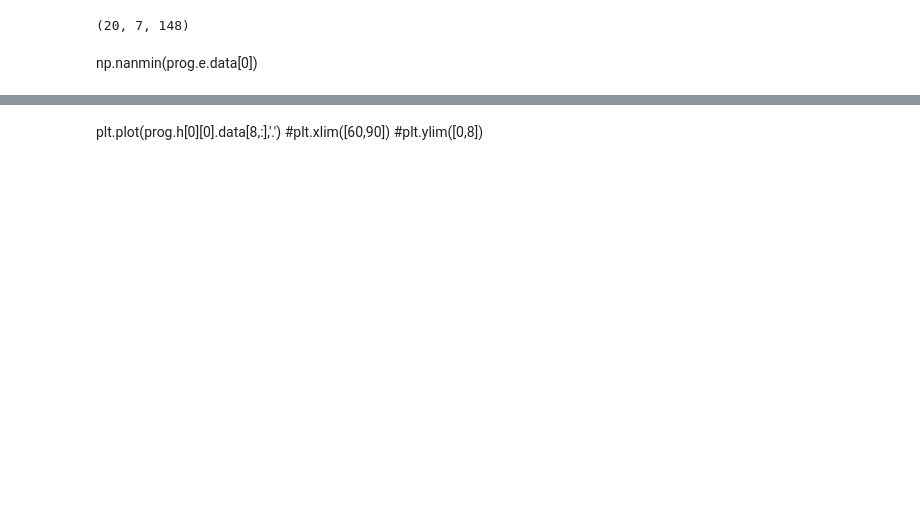
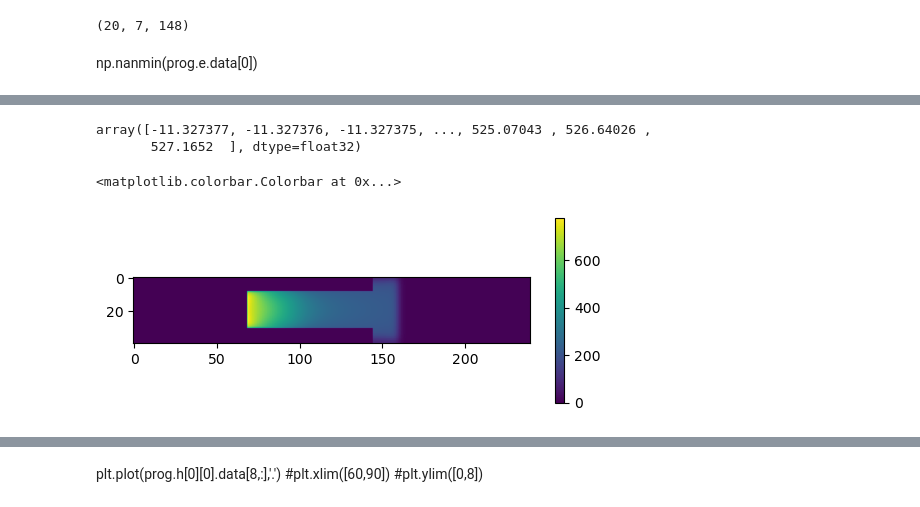
Before and after one commit to yungcm/MOM6-examples, a Jupyter notebook: ocean_only/seamount/isomip_masked/isomip_masked.ipynb, the cells around one changed output, grey strips where cells are left out. Drawn from its saved outputs; the diff is of its cells as text; code cells hidden in the pictures; blank space fills up the shorter version.

```diff
--- a/ocean_only/seamount/isomip_masked/isomip_masked.ipynb
+++ b/ocean_only/seamount/isomip_masked/isomip_masked.ipynb
@@ -447,13 +467,22 @@ ice
 np.unique(np.concatenate((np.unique(ice.mass_flux[-1].data),
                           np.unique(ice.melt_rate[-1].data),
                          #np.unique(ice.thermal_driving[-1].data),
-                         np.unique(ice.haline_driving[-1].data),
+                         #np.unique(ice.haline_driving[-1].data),
                          #np.unique(ice.sbdry[-1].data),
                          #np.unique(ice.u_ml[-1].data),
                          #np.unique(ice.v_ml[-1].data),
-                         np.unique(ice.exch_vel_s[-1].data),
-                         np.unique(ice.exch_vel_t[-1].data),
-                         np.unique(ice.tfreeze[-1].data),
-                         np.unique(ice.tflux_shelf[-1].data),
+                         #np.unique(ice.exch_vel_s[-1].data),
+                         #np.unique(ice.exch_vel_t[-1].data),
+                         #np.unique(ice.tfreeze[-1].data),
+                         #np.unique(ice.tflux_shelf[-1].data),
                          #np.unique(ice.ustar_shelf[-1].data)
                          )))
+# %% [output]
+array([-11.327377, -11.327376, -11.327375, ..., 525.07043 , 526.64026 ,
+       527.1652  ], dtype=float32)
+# %%
+plt.imshow(ice.mass_flux[0])
+plt.colorbar(shrink=0.5)
+# %% [output]
+<matplotlib.colorbar.Colorbar at 0x...>
+[figure, added]
```
Also changed, not shown: parts of 38 cells of this notebook, 43 other files.
